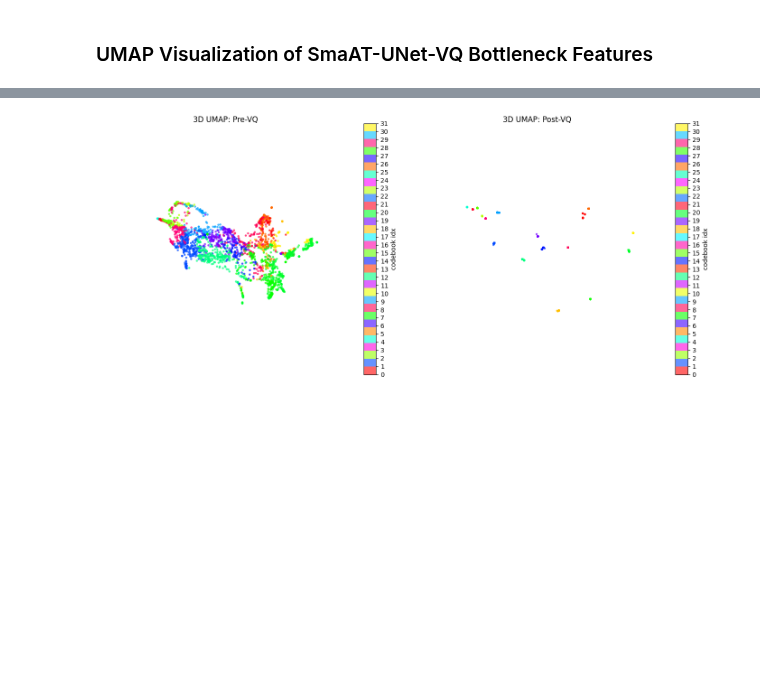
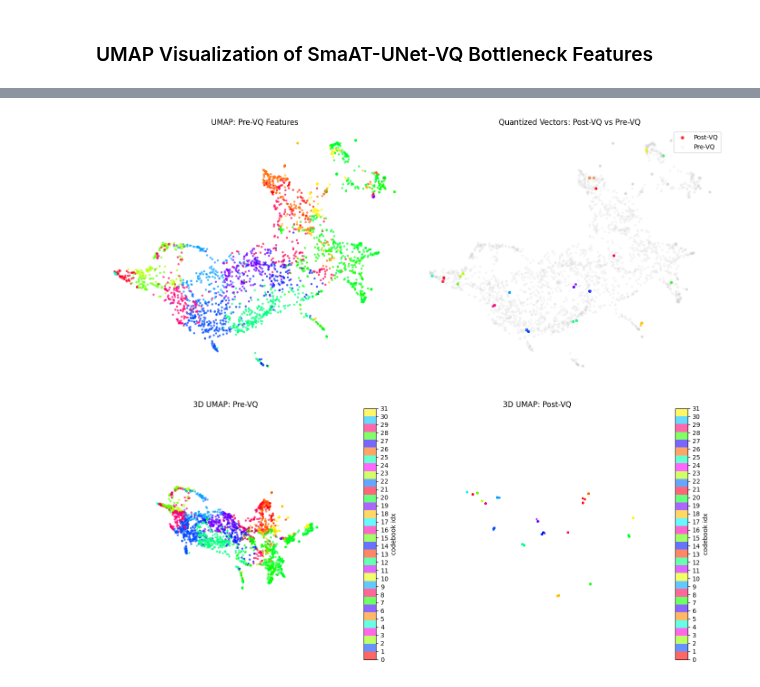
Before and after one commit to nstavr04/MasterThesisSnellius, a Jupyter notebook: ThesisCode/UMAP.ipynb, the cells around one changed output, grey strips where cells are left out. Drawn from its saved outputs; the diff is of its cells as text; code cells hidden in the pictures; blank space fills up the shorter version.

```diff
--- a/ThesisCode/UMAP.ipynb
+++ b/ThesisCode/UMAP.ipynb
@@ -195,3 +195,36 @@ plt.show()
+# %%
+fig, (ax_pre, ax_overlay) = plt.subplots(1, 2, figsize=(14, 6))
+
+# ── Left panel: Pre-VQ UMAP only ─────────────────────────
+sc_pre = ax_pre.scatter(
+    embedding_pre[:, 0], embedding_pre[:, 1],
+    c=code_idxs, cmap=cmap, vmin=0, vmax=(K - 1),
+    s=6, alpha=0.6
+)
+ax_pre.set_title("UMAP: Pre-VQ Features")
+ax_pre.axis("off")
+
+# ── Right panel: Overlay Pre-VQ (gray) and Post-VQ (colored) ──
+# Plot Post-VQ colored by code index
+sc_post = ax_overlay.scatter(
+    embedding_post[:, 0], embedding_post[:, 1],
+    c=code_idxs, cmap=cmap, vmin=0, vmax=(K - 1),
+    s=8, alpha=0.8, label="Post-VQ"
+)
+# Overlay Pre-VQ as light gray points
+ax_overlay.scatter(
+    embedding_pre[:, 0], embedding_pre[:, 1],
+    c="lightgray", s=8, alpha=0.15,
+    label="Pre-VQ"
+)
+ax_overlay.set_title("Quantized Vectors: Post-VQ vs Pre-VQ")
+ax_overlay.axis("off")
+ax_overlay.legend(loc="upper right", markerscale=1.5)
+
+plt.tight_layout()
+plt.show()
+# %% [output]
+[figure, added]
 # %%
 # 3D UMAP which allows us to rotate as well. Will not be used most likely
 
```
Also changed, not shown: parts of 2 cells of this notebook, 7 other files.
